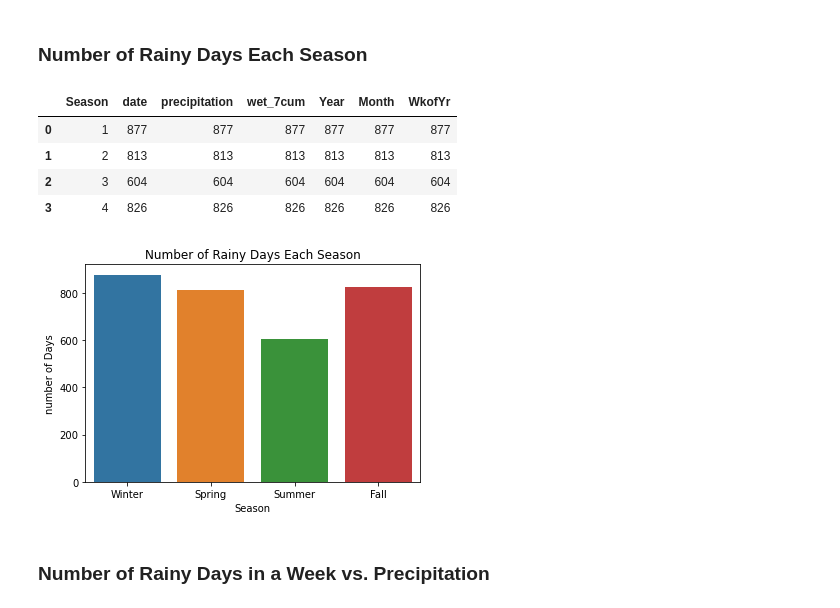
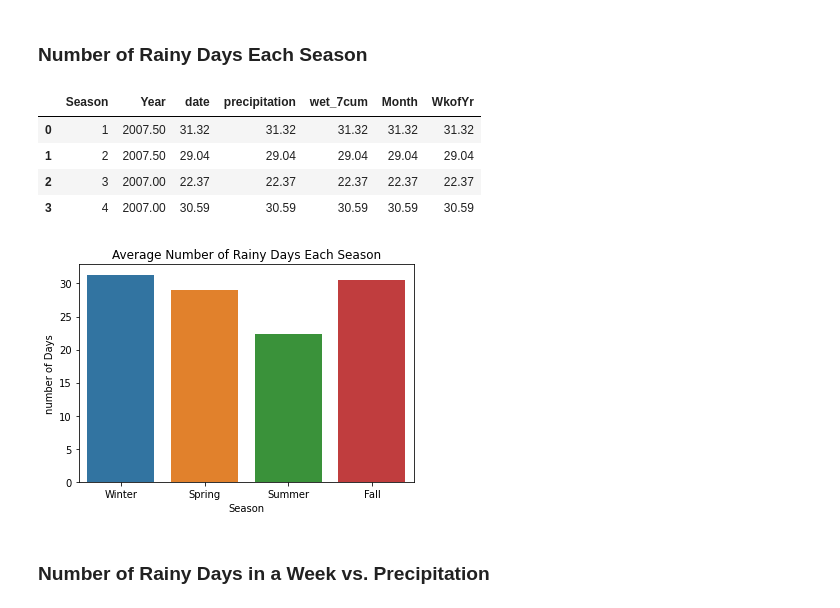
Before and after one commit to sampso29/Toronto-Rain-Prediction-, a Jupyter notebook: Final - Toronto Rain Prediction (Updated Notebook - Project Recommendations).ipynb, the cells around one changed output. Drawn from its saved outputs; the diff is of its cells as text; code cells hidden in the pictures.

```diff
--- a/Final - Toronto Rain Prediction (Updated Notebook - Project Recommendations).ipynb
+++ b/Final - Toronto Rain Prediction (Updated Notebook - Project Recommendations).ipynb
@@ -1055,24 +1041,26 @@ plt.show()
 # %% [markdown]
 ### Number of Rainy Days Each Season
 # %%
-#count the cumulative number of wet days in each season
-wet_season = wet_days.groupby(['Season'], as_index=False).count()
+#count the number of wet days in each season, for every year in the dataset
+wet_season = wet_days.groupby(['Year','Season'], as_index=False).count()
+#average the number of rainy days in each season
+wet_season = wet_season.groupby(['Season'], as_index=False).mean()
 wet_season
 # %% [output]
-|  | Season | date | precipitation | wet_7cum | Year | Month | WkofYr |
-| 0 | 1 | 877 | 877 | 877 | 877 | 877 | 877 |
-| 1 | 2 | 813 | 813 | 813 | 813 | 813 | 813 |
-| 2 | 3 | 604 | 604 | 604 | 604 | 604 | 604 |
-| 3 | 4 | 826 | 826 | 826 | 826 | 826 | 826 |
+|  | Season | Year | date | precipitation | wet_7cum | Month | WkofYr |
+| 0 | 1 | 2007.50 | 31.32 | 31.32 | 31.32 | 31.32 | 31.32 |
+| 1 | 2 | 2007.50 | 29.04 | 29.04 | 29.04 | 29.04 | 29.04 |
+| 2 | 3 | 2007.00 | 22.37 | 22.37 | 22.37 | 22.37 | 22.37 |
+| 3 | 4 | 2007.00 | 30.59 | 30.59 | 30.59 | 30.59 | 30.59 |
 # %%
 sns.barplot(x="Season", y="precipitation", data=wet_season, dodge=False)
 plt.xticks(np.arange(0, 4), seasons) # convert numbers to seasons
 plt.xlabel('Season')
-plt.ylabel('number of Days')
-plt.title('Number of Rainy Days Each Season')
+plt.ylabel('Number of Days')
+plt.title('Average Number of Rainy Days Each Season')
 plt.show()
 # %% [output]
-[figure, old version]
+[figure, new version]
 # %% [markdown]
 ### Number of Rainy Days in a Week vs. Precipitation
 # %%
```
Also changed, not shown: parts of 5 cells of this notebook.
